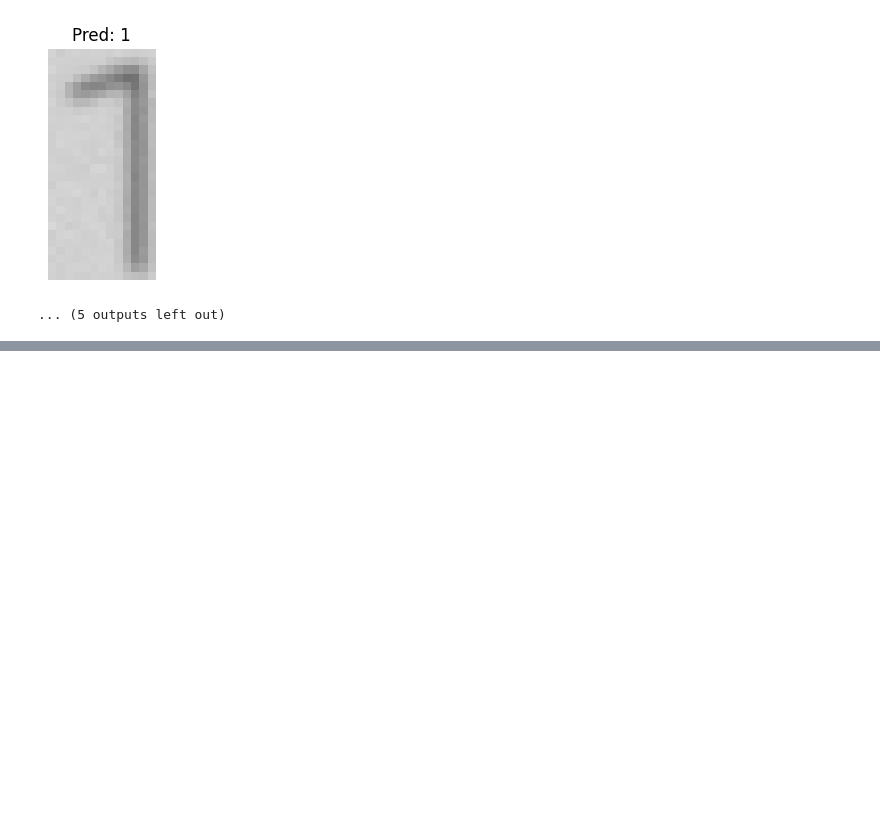
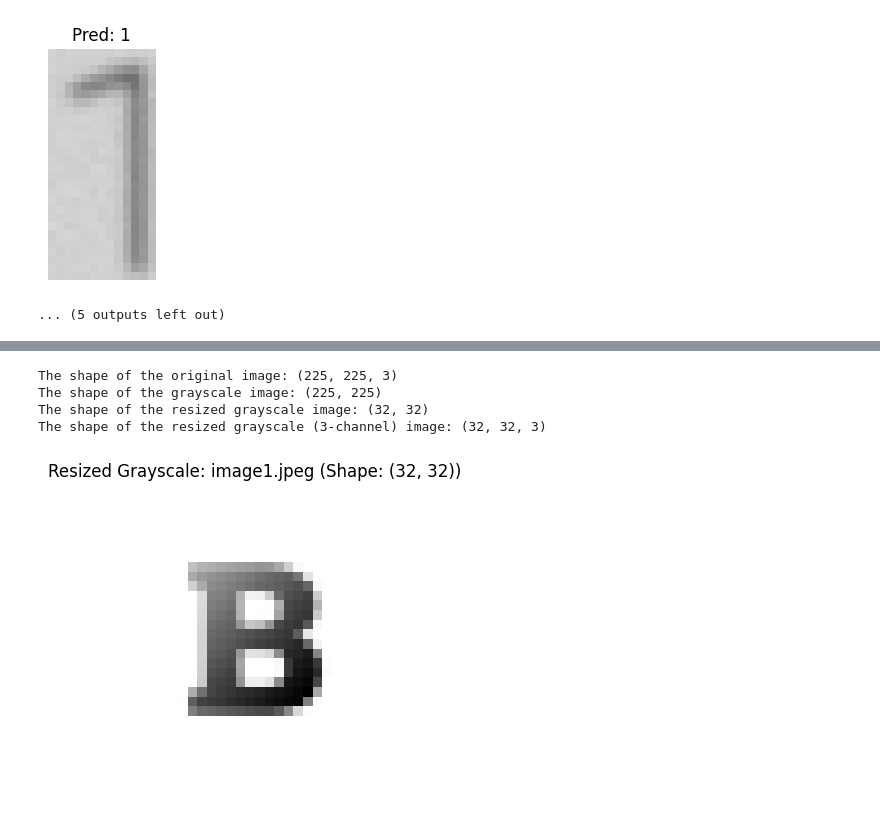
Before and after one commit to hnioua/OCR-Text-Recognition-in-Challenging-Conditions, a Jupyter notebook: TM_Project.ipynb, the cells around one changed output, grey strips where cells are left out. Drawn from its saved outputs; the diff is of its cells as text; code cells hidden in the pictures; blank space fills up the shorter version.

```diff
--- a/TM_Project.ipynb
+++ b/TM_Project.ipynb
@@ -1482,0 +1539,51 @@ Image: 44621.png, Prédiction: 1
+# %%
+import matplotlib.pyplot as plt
+import numpy as np
+import cv2 # Import OpenCV for reading and processing images
+import os # Import os for handling paths
+
+# Define the path to your image file
+image_path = "/content/data_rgb/image1.jpeg"
+
+# Define the target size for resizing (32x32)
+target_size = (32, 32) # Width, Height
+
+# Read the image using OpenCV
+image_rgb = cv2.imread(image_path, cv2.IMREAD_COLOR) # Read in color initially
+
+# Check if the image was loaded successfully
+if image_rgb is None:
+    print(f"Error: Could not load image from path: {image_path}")
+else:
+    print(f"The shape of the original image: {image_rgb.shape}")
+
+    # --- Convert the image to grayscale ---
+    image_gray = cv2.cvtColor(image_rgb, cv2.COLOR_BGR2GRAY)
+
+    print(f"The shape of the grayscale image: {image_gray.shape}")
+
+    # --- Resize the grayscale image to the target size ---
+    # Use INTER_AREA for shrinking, INTER_LINEAR or INTER_CUBIC for other cases
+    image_gray_resized = cv2.resize(image_gray, target_size, interpolation=cv2.INTER_AREA)
+
+    print(f"The shape of the resized grayscale image: {image_gray_resized.shape}")
+
+    # --- Convert the resized grayscale image to 3 channels (for models expecting 3 channels) ---
+    # This duplicates the grayscale channel three times
+    image_gray_resized_3channel = np.repeat(image_gray_resized[:, :, np.newaxis], 3, axis=-1)
+
+    print(f"The shape of the resized grayscale (3-channel) image: {image_gray_resized_3channel.shape}")
+
+
+    # Display the resized grayscale image
+    plt.figure(figsize=(4, 4)) # Adjust figure size as needed
+    plt.imshow(image_gray_resized, cmap='gray')
+    plt.title(f"Resized Grayscale: {os.path.basename(image_path)} (Shape: {image_gray_resized.shape})")
+    plt.axis('off') # Hide axes
+    plt.show()
+# %% [output]
+The shape of the original image: (225, 225, 3)
+The shape of the grayscale image: (225, 225)
+The shape of the resized grayscale image: (32, 32)
+The shape of the resized grayscale (3-channel) image: (32, 32, 3)
+[figure, added]
```
Also changed, not shown: parts of 12 cells of this notebook.
